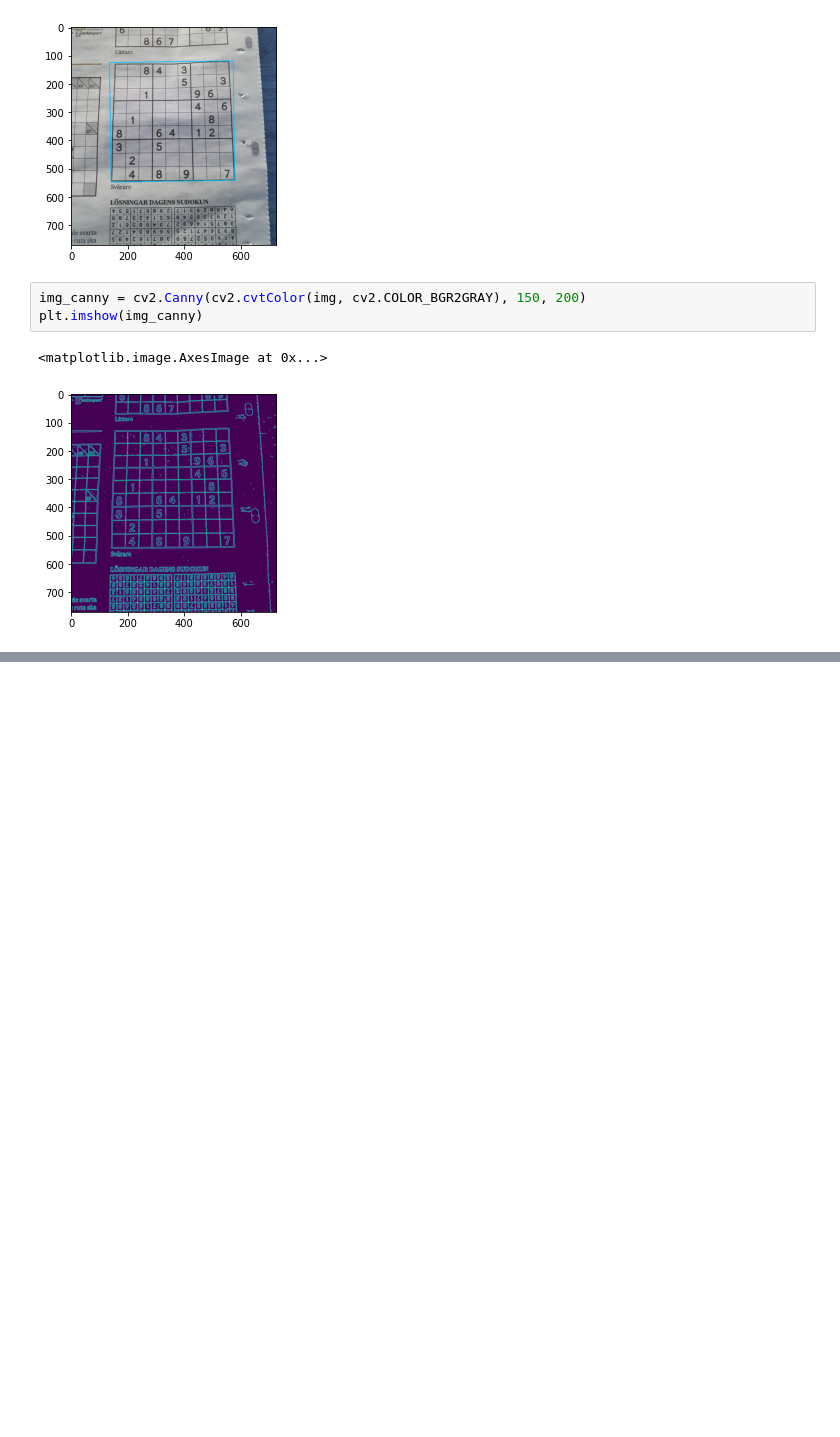
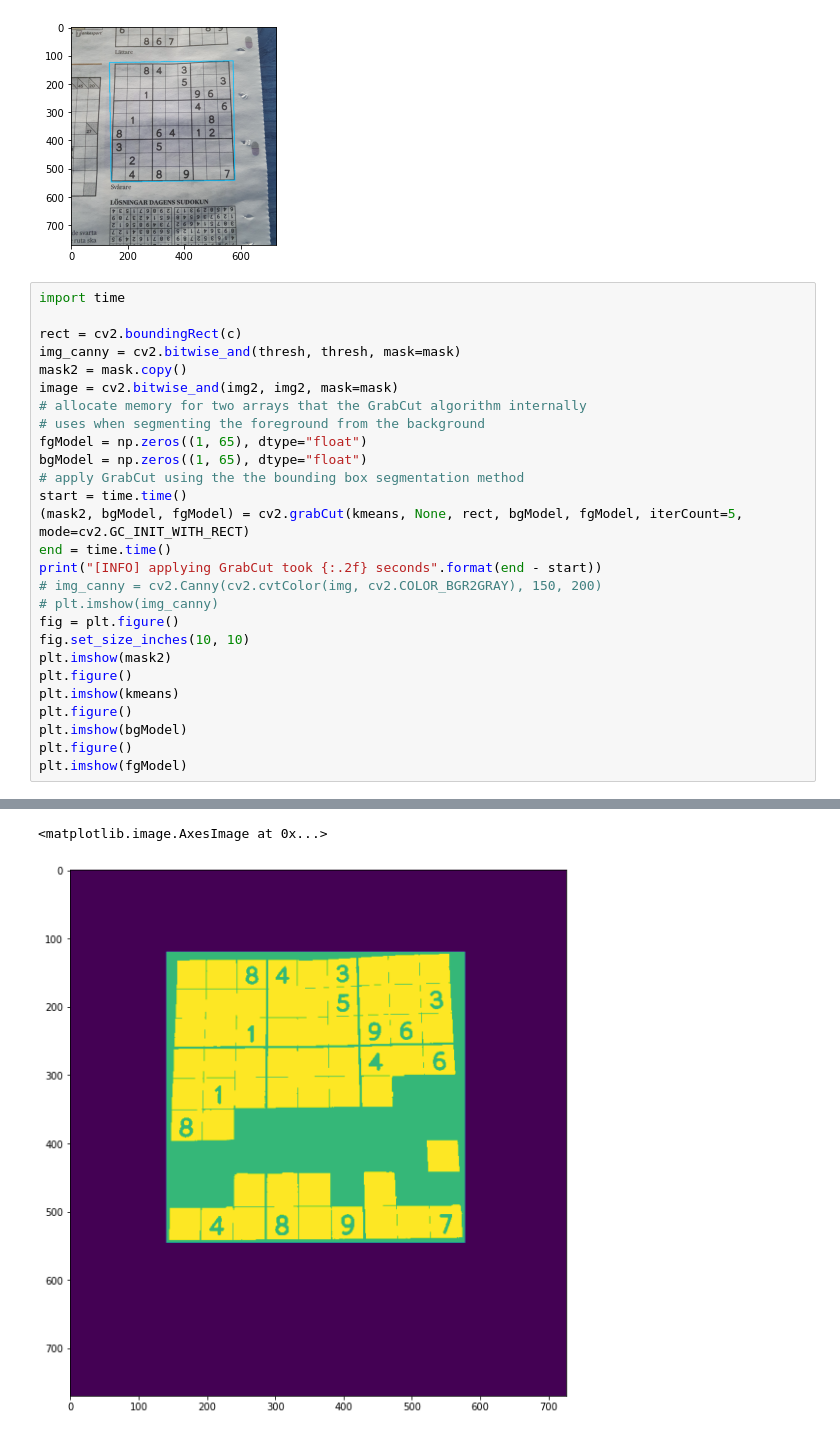
Before and after one commit to emanuelen5/sudoku-solver, a Jupyter notebook: hough.ipynb, the cells around one changed output, grey strips where cells are left out. Drawn from its saved outputs; the diff is of its cells as text; blank space fills up the shorter version.

```diff
--- a/hough.ipynb
+++ b/hough.ipynb
@@ -97,9 +97,31 @@ cv2.waitKey()
 [figure]
 [figure]
 [figure]
-# %%
-img_canny = cv2.Canny(cv2.cvtColor(img, cv2.COLOR_BGR2GRAY), 150, 200)
-plt.imshow(img_canny)
-# %% [output]
-<matplotlib.image.AxesImage at 0x...>
-[figure, removed]
+# %%
+import time
+
+rect = cv2.boundingRect(c)
+img_canny = cv2.bitwise_and(thresh, thresh, mask=mask)
+mask2 = mask.copy()
+image = cv2.bitwise_and(img2, img2, mask=mask)
+# allocate memory for two arrays that the GrabCut algorithm internally
+# uses when segmenting the foreground from the background
+fgModel = np.zeros((1, 65), dtype="float")
+bgModel = np.zeros((1, 65), dtype="float")
+# apply GrabCut using the the bounding box segmentation method
+start = time.time()
+(mask2, bgModel, fgModel) = cv2.grabCut(kmeans, None, rect, bgModel, fgModel, iterCount=5, mode=cv2.GC_INIT_WITH_RECT)
+end = time.time()
+print("[INFO] applying GrabCut took {:.2f} seconds".format(end - start))
+# img_canny = cv2.Canny(cv2.cvtColor(img, cv2.COLOR_BGR2GRAY), 150, 200)
+# plt.imshow(img_canny)
+fig = plt.figure()
+fig.set_size_inches(10, 10)
+plt.imshow(mask2)
+plt.figure()
+plt.imshow(kmeans)
+plt.figure()
+plt.imshow(bgModel)
+plt.figure()
+plt.imshow(fgModel)
+# %% [output]
@@ -105,0 +129,2 @@ plt.imshow(img_canny)
+<matplotlib.image.AxesImage at 0x...>
+[figure, added]
```
Also changed, not shown: parts of 8 cells of this notebook, 1 other file.
